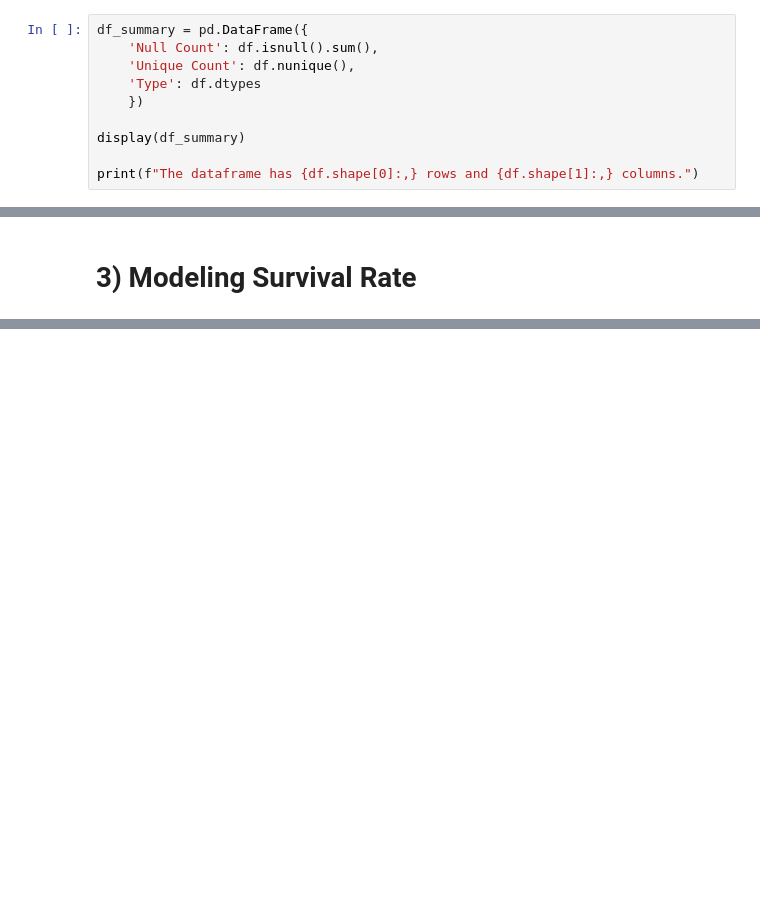
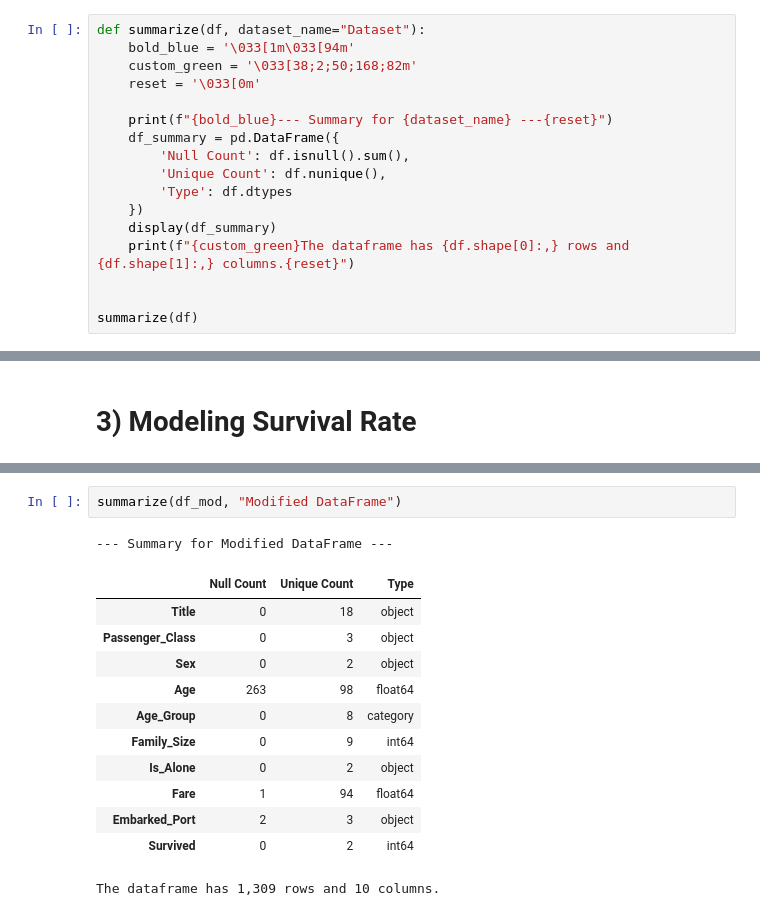
Before and after one commit to IvanBaroni/projects-in-data, a Jupyter notebook: Titanic_Dataset_Exploration_WIP.ipynb, the cells around one changed output, grey strips where cells are left out. Saved outputs shown, nothing was run; the diff lists cells and outputs as text; blank space fills up the shorter version.

```diff
--- a/Titanic_Dataset_Exploration_WIP.ipynb
+++ b/Titanic_Dataset_Exploration_WIP.ipynb
@@ -24,13 +26,20 @@ display(df.head(10))
 | 8 | 3 | 1 | Abrahamsson, Mr. Abraham August J... | male | 20.0 | 0 | 0 | SOTON/O2 3101284 | 7.9250 | NaN | S | ... |
 | 9 | 3 | 1 | Abrahim, Mrs. Joseph (Sophie Hala... | female | 18.0 | 0 | 0 | 2657 | 7.2292 | NaN | C | ... |
 # %%
-df_summary = pd.DataFrame({
-    'Null Count': df.isnull().sum(),
-    'Unique Count': df.nunique(),
-    'Type': df.dtypes
+def summarize(df, dataset_name="Dataset"):
+    bold_blue = '\033[1m\033[94m'
+    custom_green = '\033[38;2;50;168;82m'
+    reset = '\033[0m'
+
+    print(f"{bold_blue}--- Summary for {dataset_name} ---{reset}")
+    df_summary = pd.DataFrame({
+        'Null Count': df.isnull().sum(),
+        'Unique Count': df.nunique(),
+        'Type': df.dtypes
     })
+    display(df_summary)
+    print(f"{custom_green}The dataframe has {df.shape[0]:,} rows and {df.shape[1]:,} columns.{reset}")
 
-display(df_summary)
 
-print(f"The dataframe has {df.shape[0]:,} rows and {df.shape[1]:,} columns.")
+summarize(df)
 # %% [output]
@@ -1042,0 +989,16 @@ display(HTML(combined_html))
+# %%
+summarize(df_mod, "Modified DataFrame")
+# %% [output]
+--- Summary for Modified DataFrame ---
+|  | Null Count | Unique Count | Type |
+| Title | 0 | 18 | object |
+| Passenger_Class | 0 | 3 | object |
+| Sex | 0 | 2 | object |
+| Age | 263 | 98 | float64 |
+| Age_Group | 0 | 8 | category |
+| Family_Size | 0 | 9 | int64 |
+| Is_Alone | 0 | 2 | object |
+| Fare | 1 | 94 | float64 |
+| Embarked_Port | 2 | 3 | object |
+| Survived | 0 | 2 | int64 |
+The dataframe has 1,309 rows and 10 columns.
```
Also changed, not shown: parts of 51 cells of this notebook.
